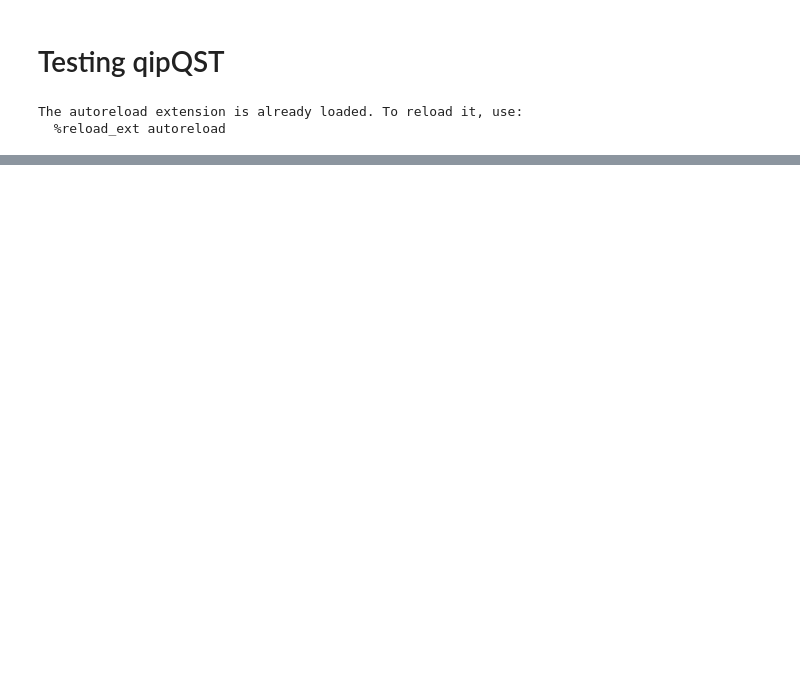
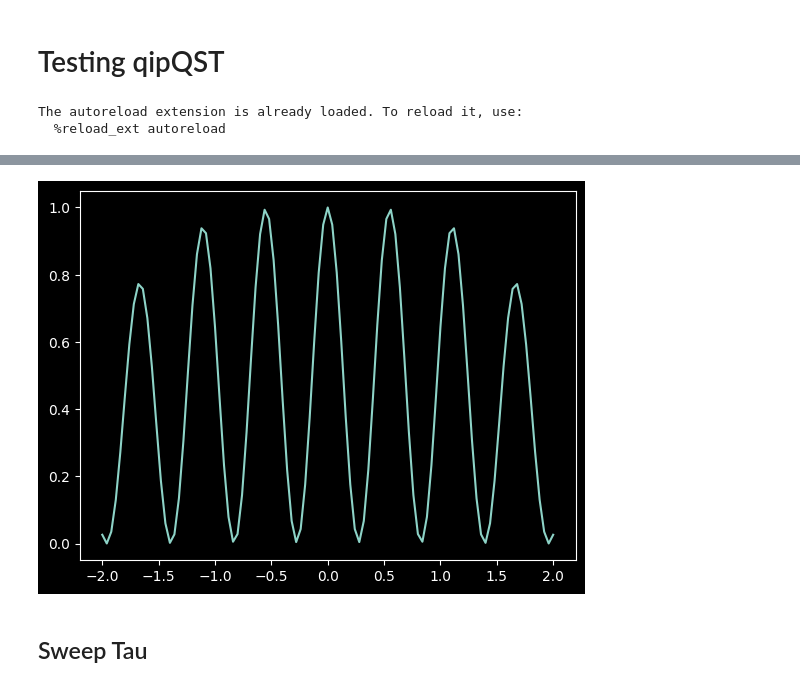
Before and after one commit to Slippery-Chickenz/qipQubitSimTools, a Jupyter notebook: src/example.ipynb, the cells around one changed output, grey strips where cells are left out. Cells and saved outputs as stored; diff of their text form; code cells hidden in the pictures; blank space fills up the shorter version.

```diff
--- a/src/example.ipynb
+++ b/src/example.ipynb
@@ -45,0 +46,11 @@ testResult.plotStates()
+# %%
+guessResonances = np.linspace(-2, 2, 101).tolist()
+# %%
+guessResult = qst.ramsey.sweepGuess(guessResonances, 1.5, 100, "X")
+# %%
+plt.plot(guessResonances, guessResult)
+plt.show()
+# %% [output]
+[figure, added]
+# %% [markdown]
+## Sweep Tau
```
Also changed, not shown: parts of 14 cells of this notebook, 10 other files.
